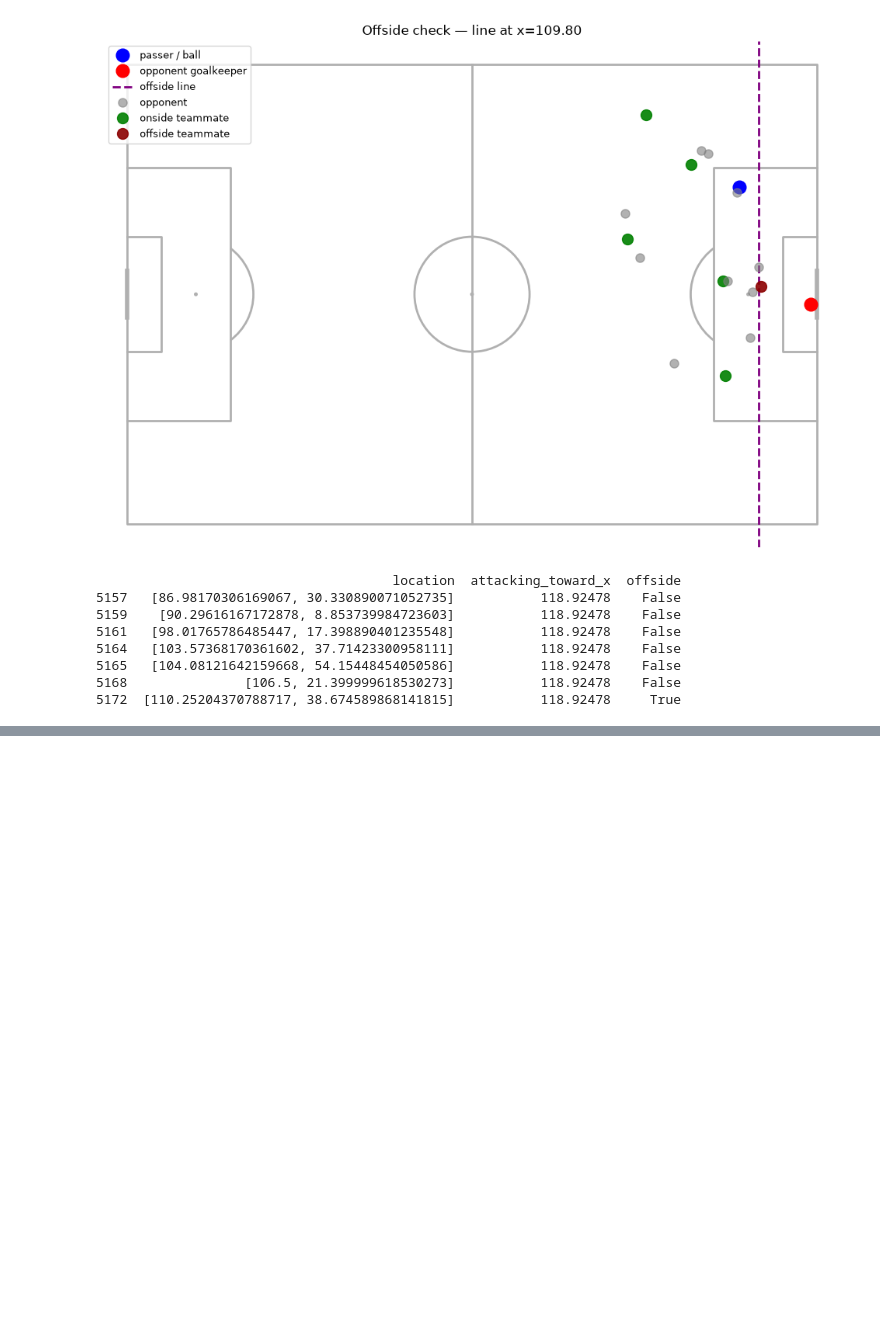
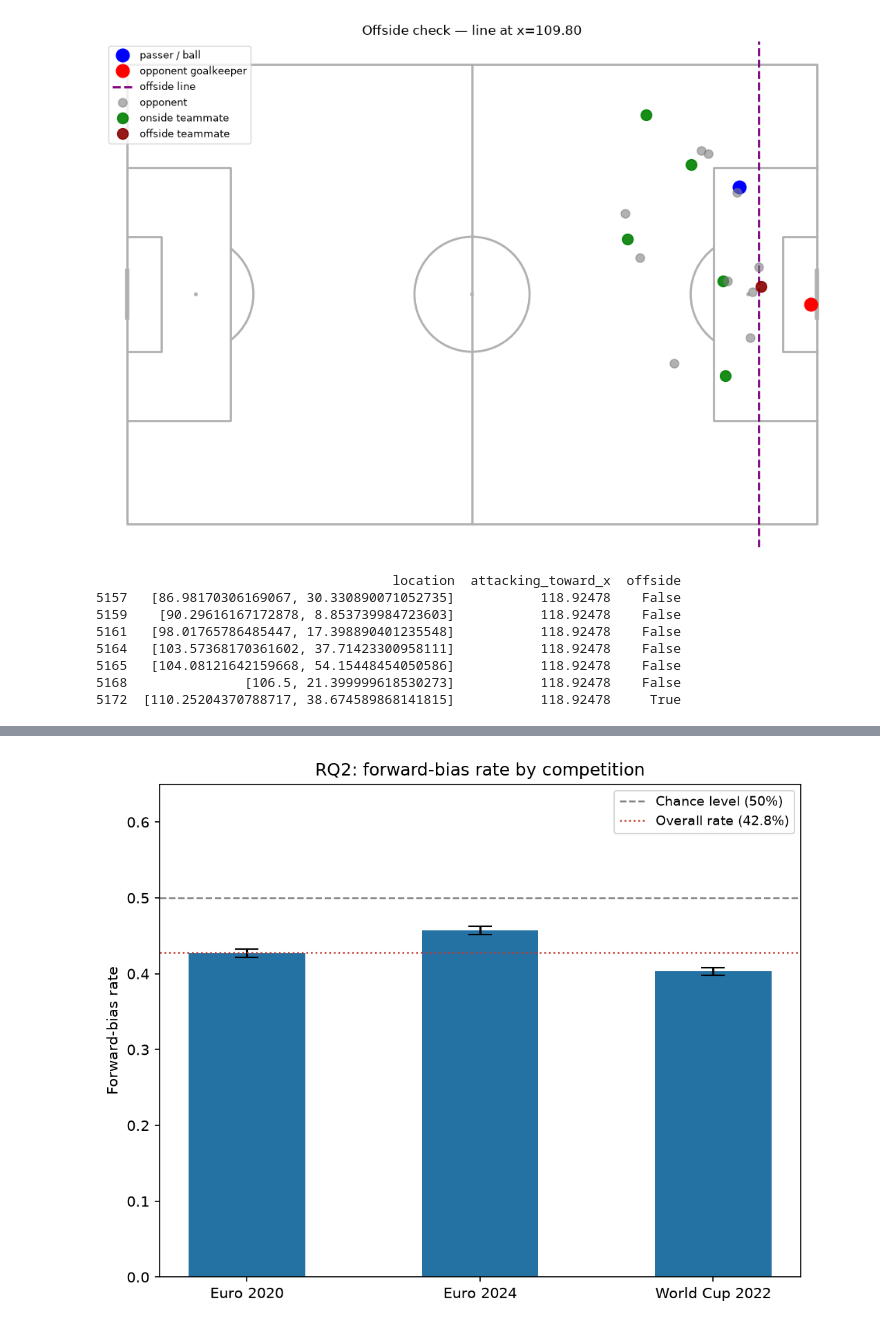
Before and after one commit to Raeesa12/perception-aware-passing-in-football, a Jupyter notebook: notebooks/layer2_bias_analysis.ipynb, the cells around one changed output, grey strips where cells are left out. Drawn from its saved outputs; the diff is of its cells as text; code cells hidden in the pictures; blank space fills up the shorter version.

```diff
--- a/notebooks/layer2_bias_analysis.ipynb
+++ b/notebooks/layer2_bias_analysis.ipynb
@@ -273,0 +1040,23 @@ print(test_result[['location', 'attacking_toward_x', 'offside']])
+# %%
+fig, ax = plt.subplots(figsize=(7, 5.5), dpi=150)
+
+comps = comp_summary.index.tolist()
+rates = comp_summary['rate'].values
+err_low = rates - comp_summary['ci_low'].values
+err_high = comp_summary['ci_high'].values - rates
+
+ax.bar(comps, rates, color='#2471a3', width=0.5,
+       yerr=[err_low, err_high], capsize=8, ecolor='black')
+ax.axhline(0.5, linestyle='--', color='grey', linewidth=1.2, label='Chance level (50%)')
+ax.axhline(forward_bias_rate, linestyle=':', color='#c0392b', linewidth=1.2, label=f'Overall rate ({forward_bias_rate:.1%})')
+
+ax.set_ylim(0, 0.65)
+ax.set_ylabel('Forward-bias rate')
+ax.set_title('RQ2: forward-bias rate by competition')
+ax.legend(loc='upper right', fontsize=9)
+
+fig.tight_layout()
+fig.savefig('../data/results/rq2_bias_rate_by_competition.png', dpi=300, bbox_inches='tight')
+plt.show()
+# %% [output]
+[figure, added]
```
Also changed, not shown: parts of 45 cells of this notebook, 2 other files.
